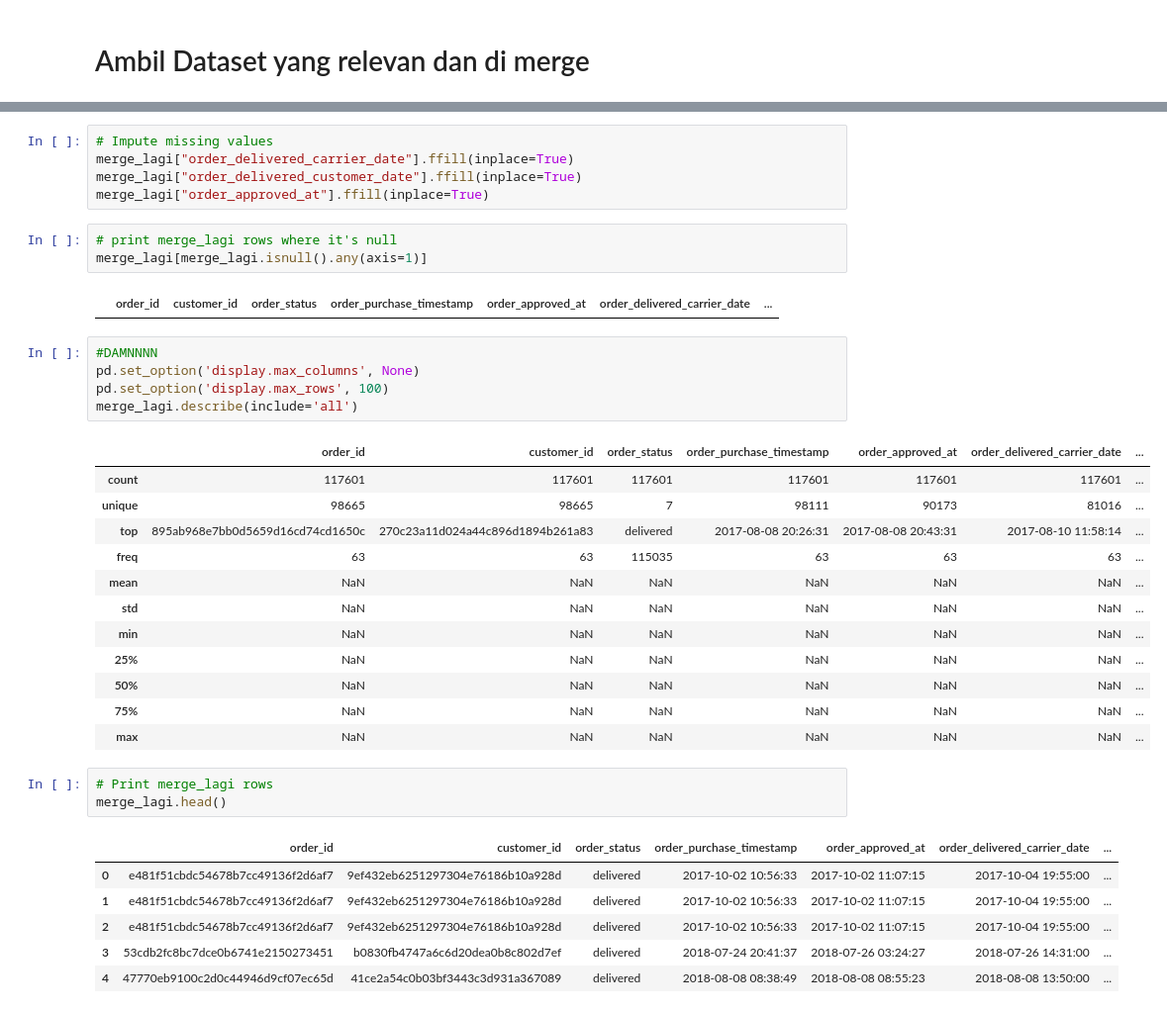
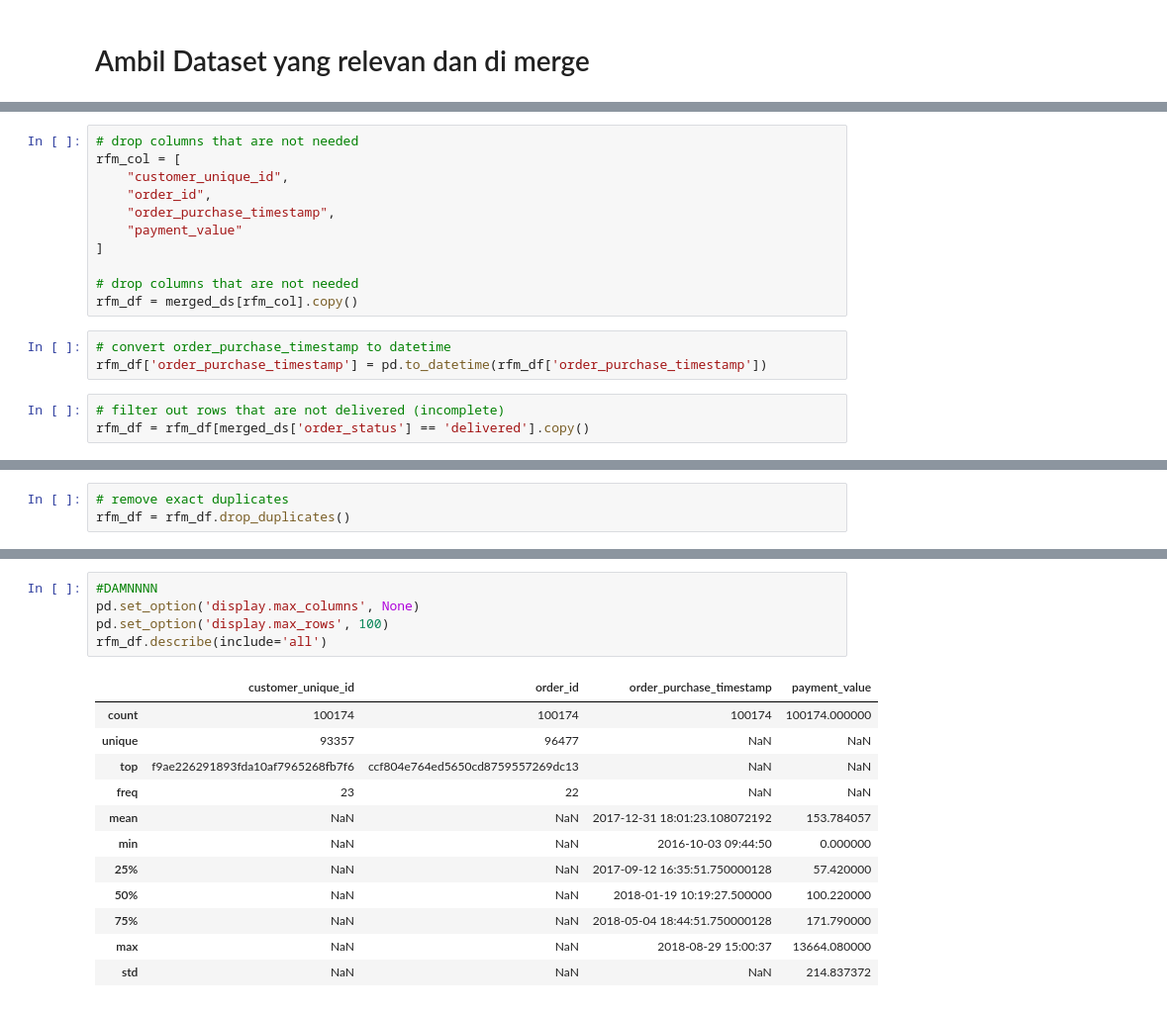
Before and after one commit to pt-sinan-akbar/Dataset-Thesis, a Jupyter notebook: BrazilDataSet.ipynb, the cells around one changed output, grey strips where cells are left out. Shown at 99% size. Cells and saved outputs as stored; diff of their text form.

```diff
--- a/BrazilDataSet.ipynb
+++ b/BrazilDataSet.ipynb
@@ -149,0 +99,17 @@ merge_lagi.duplicated().sum()
+# %%
+# drop columns that are not needed
+rfm_col = [
+    "customer_unique_id",
+    "order_id",
+    "order_purchase_timestamp",
+    "payment_value"
+]
+
+# drop columns that are not needed
+rfm_df = merged_ds[rfm_col].copy()
+# %%
+# convert order_purchase_timestamp to datetime
+rfm_df['order_purchase_timestamp'] = pd.to_datetime(rfm_df['order_purchase_timestamp'])
+# %%
+# filter out rows that are not delivered (incomplete)
+rfm_df = rfm_df[merged_ds['order_status'] == 'delivered'].copy()
@@ -149,0 +152,3 @@ merge_lagi.duplicated().sum()
+# %%
+# remove exact duplicates
+rfm_df = rfm_df.drop_duplicates()
@@ -225,38 +194,18 @@ merge_lagi[merge_lagi.isnull().any(axis=1)]
-# %%
-# Impute missing values
-merge_lagi["order_delivered_carrier_date"].ffill(inplace=True)
-merge_lagi["order_delivered_customer_date"].ffill(inplace=True)
-merge_lagi["order_approved_at"].ffill(inplace=True)
-# %%
-# print merge_lagi rows where it's null
-merge_lagi[merge_lagi.isnull().any(axis=1)]
-# %% [output]
-|  | order_id | customer_id | order_status | order_purchase_timestamp | order_approved_at | order_delivered_carrier_date | ... |
 # %%
 #DAMNNNN
 pd.set_option('display.max_columns', None)
 pd.set_option('display.max_rows', 100)
-merge_lagi.describe(include='all')
+rfm_df.describe(include='all')
 # %% [output]
-|  | order_id | customer_id | order_status | order_purchase_timestamp | order_approved_at | order_delivered_carrier_date | ... |
-| count | 117601 | 117601 | 117601 | 117601 | 117601 | 117601 | ... |
-| unique | 98665 | 98665 | 7 | 98111 | 90173 | 81016 | ... |
-| top | 895ab968e7bb0d5659d16cd74cd1650c | 270c23a11d024a44c896d1894b261a83 | delivered | 2017-08-08 20:26:31 | 2017-08-08 20:43:31 | 2017-08-10 11:58:14 | ... |
-| freq | 63 | 63 | 115035 | 63 | 63 | 63 | ... |
-| mean | NaN | NaN | NaN | NaN | NaN | NaN | ... |
-| std | NaN | NaN | NaN | NaN | NaN | NaN | ... |
-| min | NaN | NaN | NaN | NaN | NaN | NaN | ... |
-| 25% | NaN | NaN | NaN | NaN | NaN | NaN | ... |
-| 50% | NaN | NaN | NaN | NaN | NaN | NaN | ... |
-| 75% | NaN | NaN | NaN | NaN | NaN | NaN | ... |
-| max | NaN | NaN | NaN | NaN | NaN | NaN | ... |
+|  | customer_unique_id | order_id | order_purchase_timestamp | payment_value |
+| count | 100174 | 100174 | 100174 | 100174.000000 |
+| unique | 93357 | 96477 | NaN | NaN |
+| top | f9ae226291893fda10af7965268fb7f6 | ccf804e764ed5650cd8759557269dc13 | NaN | NaN |
+| freq | 23 | 22 | NaN | NaN |
+| mean | NaN | NaN | 2017-12-31 18:01:23.108072192 | 153.784057 |
+| min | NaN | NaN | 2016-10-03 09:44:50 | 0.000000 |
+| 25% | NaN | NaN | 2017-09-12 16:35:51.750000128 | 57.420000 |
+| 50% | NaN | NaN | 2018-01-19 10:19:27.500000 | 100.220000 |
+| 75% | NaN | NaN | 2018-05-04 18:44:51.750000128 | 171.790000 |
+| max | NaN | NaN | 2018-08-29 15:00:37 | 13664.080000 |
+| std | NaN | NaN | NaN | 214.837372 |
-# %%
-# Print merge_lagi rows
-merge_lagi.head()
-# %% [output]
-|  | order_id | customer_id | order_status | order_purchase_timestamp | order_approved_at | order_delivered_carrier_date | ... |
-| 0 | e481f51cbdc54678b7cc49136f2d6af7 | 9ef432eb6251297304e76186b10a928d | delivered | 2017-10-02 10:56:33 | 2017-10-02 11:07:15 | 2017-10-04 19:55:00 | ... |
-| 1 | e481f51cbdc54678b7cc49136f2d6af7 | 9ef432eb6251297304e76186b10a928d | delivered | 2017-10-02 10:56:33 | 2017-10-02 11:07:15 | 2017-10-04 19:55:00 | ... |
-| 2 | e481f51cbdc54678b7cc49136f2d6af7 | 9ef432eb6251297304e76186b10a928d | delivered | 2017-10-02 10:56:33 | 2017-10-02 11:07:15 | 2017-10-04 19:55:00 | ... |
-| 3 | 53cdb2fc8bc7dce0b6741e2150273451 | b0830fb4747a6c6d20dea0b8c802d7ef | delivered | 2018-07-24 20:41:37 | 2018-07-26 03:24:27 | 2018-07-26 14:31:00 | ... |
-| 4 | 47770eb9100c2d0c44946d9cf07ec65d | 41ce2a54c0b03bf3443c3d931a367089 | delivered | 2018-08-08 08:38:49 | 2018-08-08 08:55:23 | 2018-08-08 13:50:00 | ... |
```
Also changed, not shown: parts of 58 cells of this notebook.
